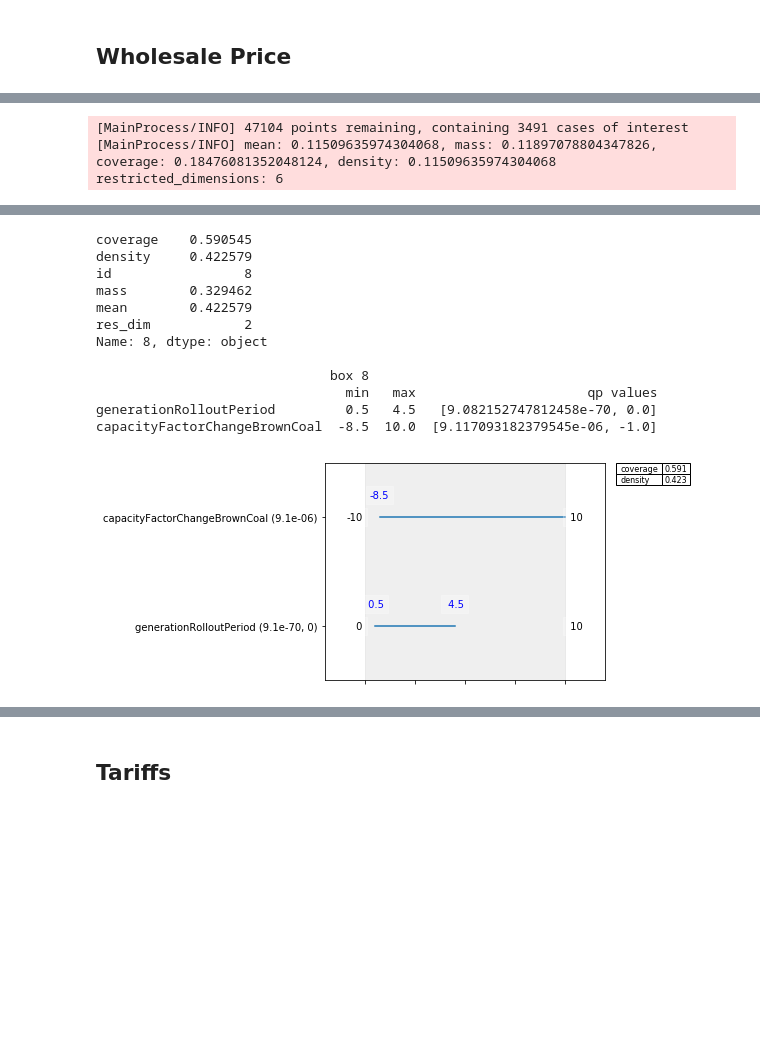
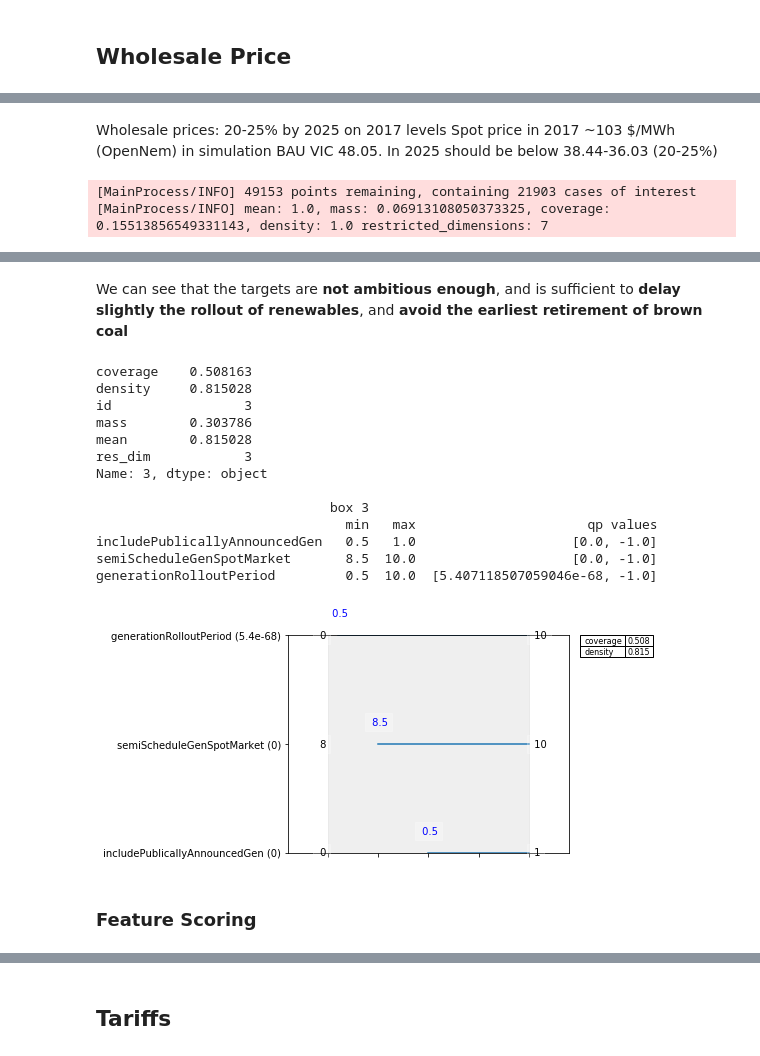
Before and after one commit to gr4sp/simulationEngine, a Jupyter notebook: experiments/notebookGr4sp/ema_gr4sp_PRIM.ipynb, the cells around one changed output, grey strips where cells are left out. Drawn from its saved outputs; the diff is of its cells as text; code cells hidden in the pictures; blank space fills up the shorter version.

```diff
--- a/experiments/notebookGr4sp/ema_gr4sp_PRIM.ipynb
+++ b/experiments/notebookGr4sp/ema_gr4sp_PRIM.ipynb
@@ -94,3 +165,15 @@ results = load_households(r'C:\Users\angel\Documents\GitHub\gr4sp\experiments\da
+# %%
+ooi = 'consumptionYear'
+data_consumption_household = outcomes_filtered[ooi]
+# %%
+""" Converts household data in KWh into total residential data in MWh"""
+data_consumption_residential = (data_consumption_household * outcomes_filtered['numConsumersYear']) / 1000.0
+
+""" Applies scaling factor used in simulation, so that data represents total consumption, not only residential"""
+data_consumption_total = data_consumption_residential / 0.3
+
+"""Overwrite Consumption with the data of interest"""
+outcomes_filtered[ooi] = data_consumption_total
 # %% [markdown]
 # Target functions
 # %%
@@ -268,13 +512,12 @@ plt.show()
 # %% [markdown]
 ## Wholesale Price
 # %%
-# Subset Sool levers
-selected_levers = list(['rooftopPV','annualCpi', 'generationRolloutPeriod', 'generatorRetirement',
-                        'capacityFactorChangeBrownCoal','semiScheduleMinCapMarketGen'])
+# Subset Sobol levers
+#selected_levers = list(['rooftopPV','annualCpi', 'generationRolloutPeriod', 'generatorRetirement','capacityFactorChangeBrownCoal','semiScheduleMinCapMarketGen'])
 
-#selected_levers = levers
+select_uncertainties = uncertainties
 ooi = 'wholesalePriceYear'
-data = outcomes[ooi]
+data = outcomes_filtered[ooi]
 
 num_exp = len(data)
 out_avg_ooi = np.zeros(num_exp)
@@ -284,4 +527,4 @@ for i in range(num_exp):
 
 exp = pd.DataFrame(experiments)
 
-exp = exp.loc[ :, selected_levers]
+exp = exp.loc[ :, select_uncertainties]
@@ -302,37 +672,44 @@ fig[0].set_size_inches(18.5, 10.5)
+# %% [markdown]
+Wholesale prices: 20-25% by 2025 on 2017 levels
+Spot price in 2017 ~103 $/MWh (OpenNem) in simulation BAU VIC 48.05. In 2025 should be below 38.44-36.03 (20-25%)
 # %%
 from EMAworkbench.ema_workbench.analysis import prim
 from EMAworkbench.ema_workbench.util import ema_logging
 ema_logging.log_to_stderr(ema_logging.INFO);
-
 x = exp
 #y = out_avg_ooi > 80
 
-y = target_at_year( outcomes, ooi, 2020, 50, True) #False is below target
+y = target_at_year( outcomes_filtered, ooi, 2030, 46, False) #False is below target
 
-prim_alg = prim.Prim(x, y, threshold=.1, threshold_type=prim.ABOVE)
+prim_alg = prim.Prim(x, y, threshold=.8, threshold_type=prim.ABOVE)
 box1 = prim_alg.find_box()
 # %% [output]
-[MainProcess/INFO] 47104 points remaining, containing 3491 cases of interest
-[MainProcess/INFO] mean: 0.11509635974304068, mass: 0.11897078804347826, coverage: 0.18476081352048124, density: 0.11509635974304068 restricted_dimensions: 6
+[MainProcess/INFO] 49153 points remaining, containing 21903 cases of interest
+[MainProcess/INFO] mean: 1.0, mass: 0.06913108050373325, coverage: 0.15513856549331143, density: 1.0 restricted_dimensions: 7
 # %%
 box1.inspect_tradeoff()
 # %% [output]
 [interactive output not drawn]
+# %% [markdown]
+We can see that the targets are __not ambitious enough__, and is sufficient to __delay slightly the rollout of renewables__, and **avoid the earliest retirement of brown coal**
 # %%
 %matplotlib inline
-box_1 = box1.inspect(8)
-box_1 = box1.inspect(8, style='graph')
+box_1 = box1.inspect(3)
+box_1 = box1.inspect(3, style='graph')
 # %% [output]
-coverage    0.590545
-density     0.422579
-id                 8
-mass        0.329462
-mean        0.422579
-res_dim            2
-Name: 8, dtype: object
+coverage    0.508163
+density     0.815028
+id                 3
+mass        0.303786
+mean        0.815028
+res_dim            3
+Name: 3, dtype: object
 
-                              box 8
+                              box 3
                                 min   max                      qp values
-generationRolloutPeriod         0.5   4.5   [9.082152747812458e-70, 0.0]
-capacityFactorChangeBrownCoal  -8.5  10.0  [9.117093182379545e-06, -1.0]
+includePublicallyAnnouncedGen   0.5   1.0                    [0.0, -1.0]
+semiScheduleGenSpotMarket       8.5  10.0                    [0.0, -1.0]
+generationRolloutPeriod         0.5  10.0  [5.407118507059046e-68, -1.0]
-[figure, old version]
+[figure, new version]
+# %% [markdown]
+### Feature Scoring
```
Also changed, not shown: parts of 183 cells of this notebook.
